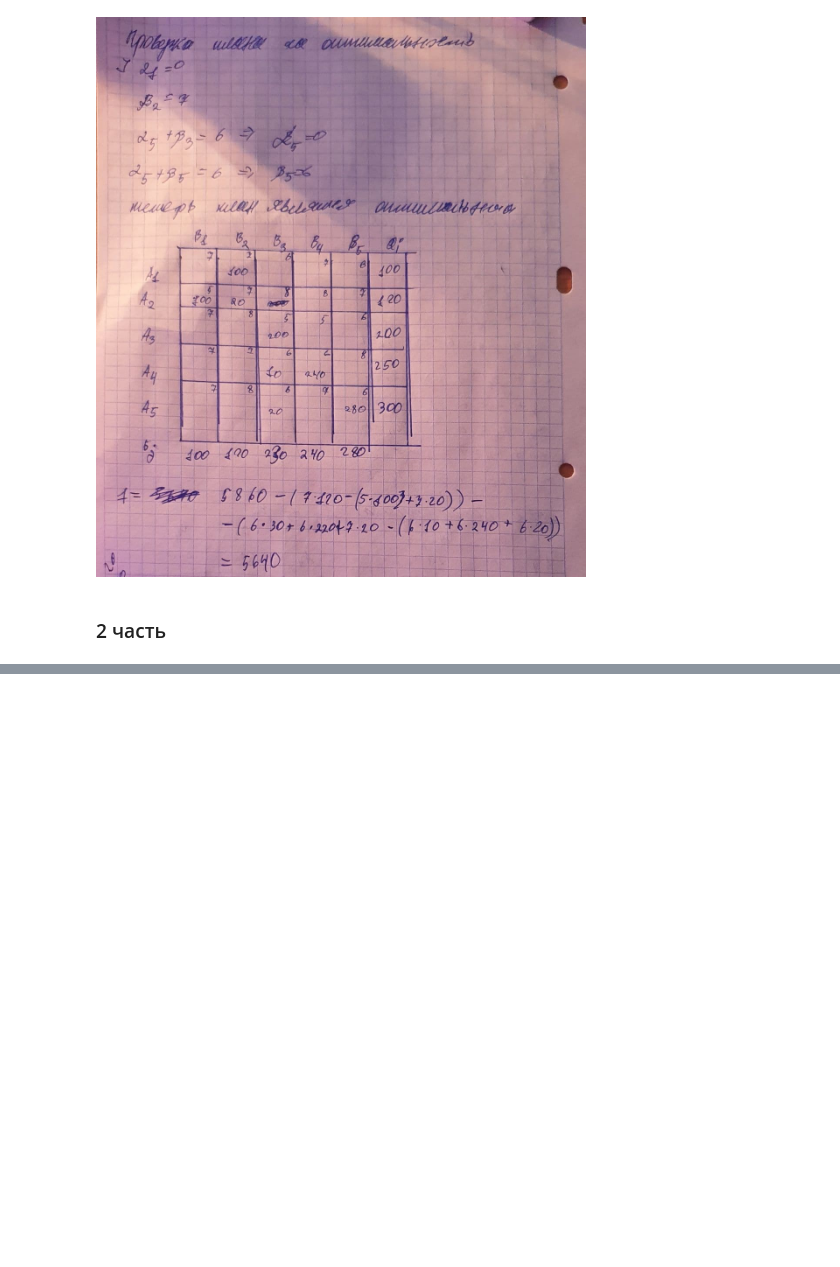
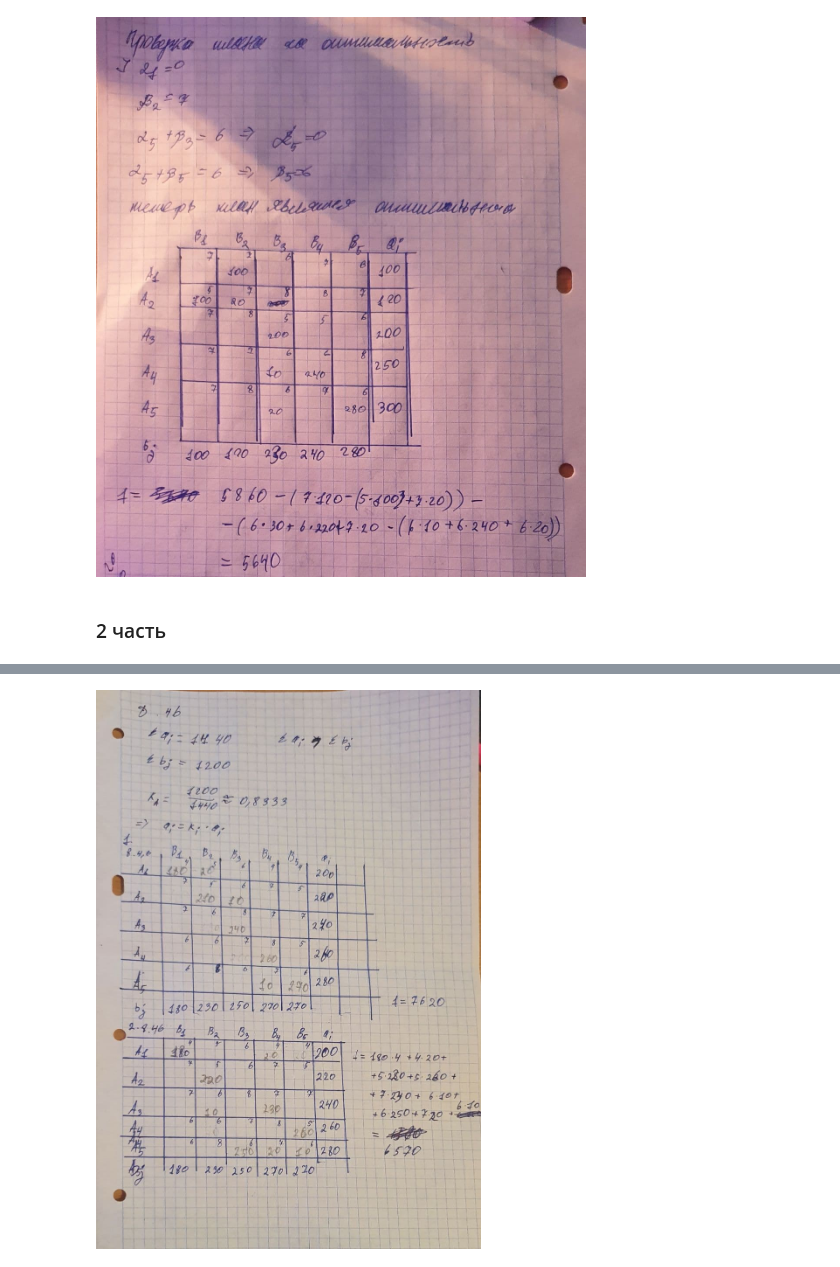
Before and after one commit to Saykon-k/pit, a Jupyter notebook: 5_semester/opt_met/8th_task/8.ipynb, the cells around one changed output, grey strips where cells are left out. Cells and saved outputs as stored; diff of their text form; code cells hidden in the pictures; blank space fills up the shorter version.

Commit message:
add_part_two

```diff
--- a/5_semester/opt_met/8th_task/8.ipynb
+++ b/5_semester/opt_met/8th_task/8.ipynb
@@ -33,0 +38,4 @@ Image(filename='info//solve_4_3.jpg')
+# %%
+Image(filename='info//solve_4_part_2_1.jpg')
+# %% [output]
+[figure, added]
```
Also changed, not shown: parts of 5 cells of this notebook.
